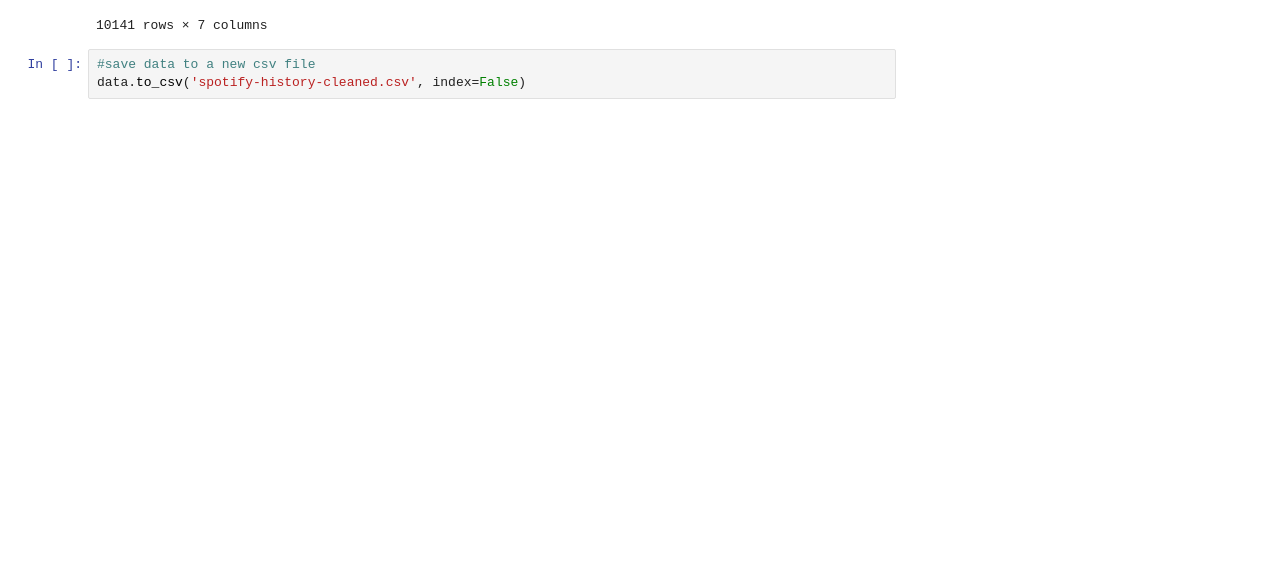
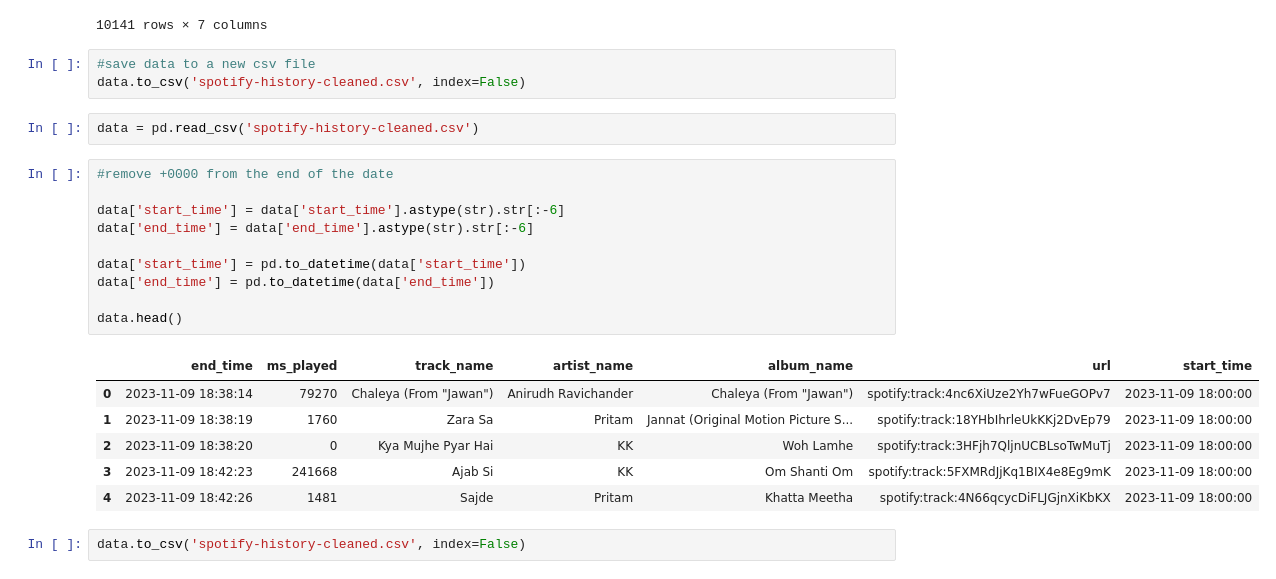
Before and after one commit to Rajat123456789/introspect, a Jupyter notebook: spotify-analysis/spotify-cleaned-data/spotify.ipynb, the cells around one changed output. Cells and saved outputs as stored; diff of their text form; blank space fills up the shorter version.

Commit message:
Normalized 10 min Spotify dataset

```diff
--- a/spotify-analysis/spotify-cleaned-data/spotify.ipynb
+++ b/spotify-analysis/spotify-cleaned-data/spotify.ipynb
@@ -128,3 +128,24 @@ data
 # %%
 #save data to a new csv file
 data.to_csv('spotify-history-cleaned.csv', index=False)
+# %%
+data = pd.read_csv('spotify-history-cleaned.csv')
+# %%
+#remove +0000 from the end of the date
+
+data['start_time'] = data['start_time'].astype(str).str[:-6]
+data['end_time'] = data['end_time'].astype(str).str[:-6]
+
+data['start_time'] = pd.to_datetime(data['start_time'])
+data['end_time'] = pd.to_datetime(data['end_time'])
+
+data.head()
+# %% [output]
+|  | end_time | ms_played | track_name | artist_name | album_name | url | start_time |
+| 0 | 2023-11-09 18:38:14 | 79270 | Chaleya (From "Jawan") | Anirudh Ravichander | Chaleya (From "Jawan") | spotify:track:4nc6XiUze2Yh7wFueGOPv7 | 2023-11-09 18:00:00 |
+| 1 | 2023-11-09 18:38:19 | 1760 | Zara Sa | Pritam | Jannat (Original Motion Picture S... | spotify:track:18YHbIhrleUkKKj2DvEp79 | 2023-11-09 18:00:00 |
+| 2 | 2023-11-09 18:38:20 | 0 | Kya Mujhe Pyar Hai | KK | Woh Lamhe | spotify:track:3HFjh7QljnUCBLsoTwMuTj | 2023-11-09 18:00:00 |
+| 3 | 2023-11-09 18:42:23 | 241668 | Ajab Si | KK | Om Shanti Om | spotify:track:5FXMRdJjKq1BIX4e8Eg9mK | 2023-11-09 18:00:00 |
+| 4 | 2023-11-09 18:42:26 | 1481 | Sajde | Pritam | Khatta Meetha | spotify:track:4N66qcycDiFLJGjnXiKbKX | 2023-11-09 18:00:00 |
+# %%
+data.to_csv('spotify-history-cleaned.csv', index=False)
```
Also changed, not shown: parts of 7 cells of this notebook, 1 other file.
